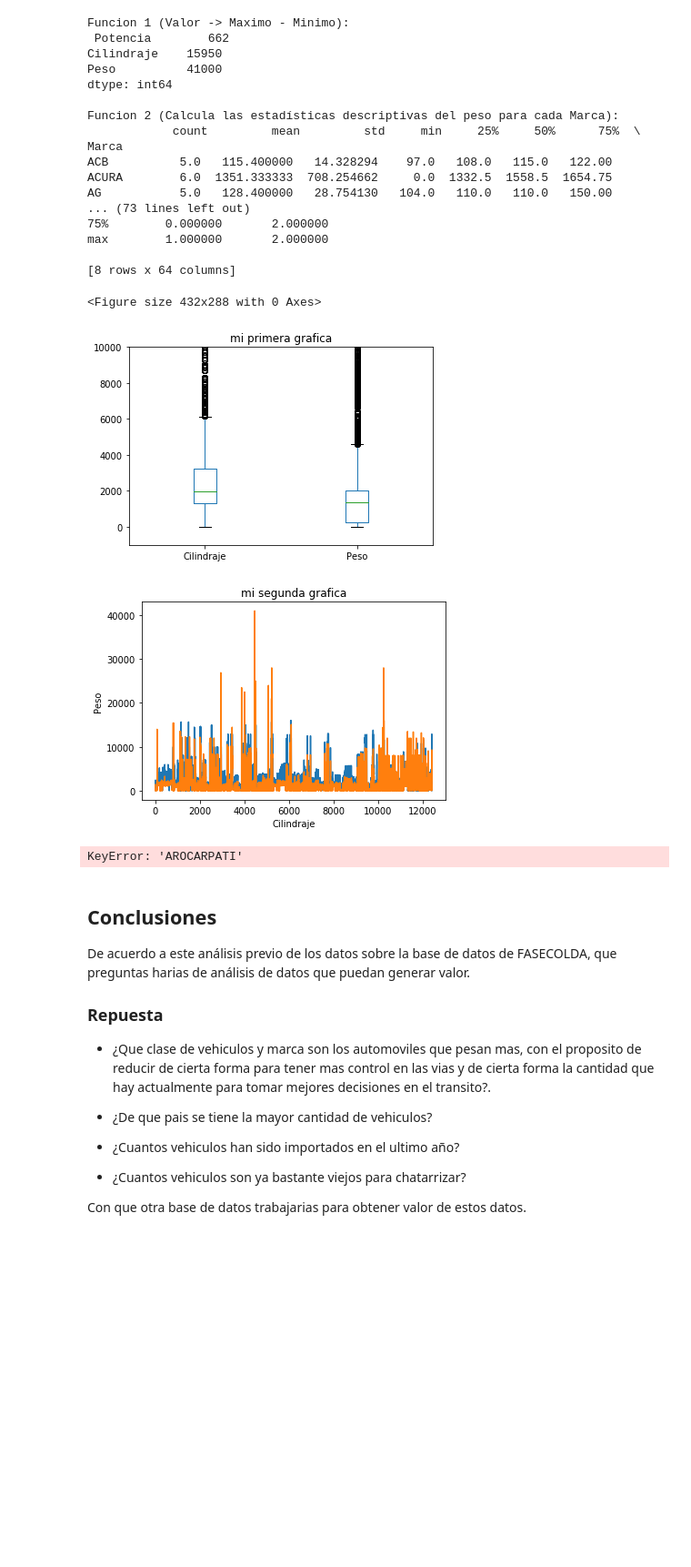
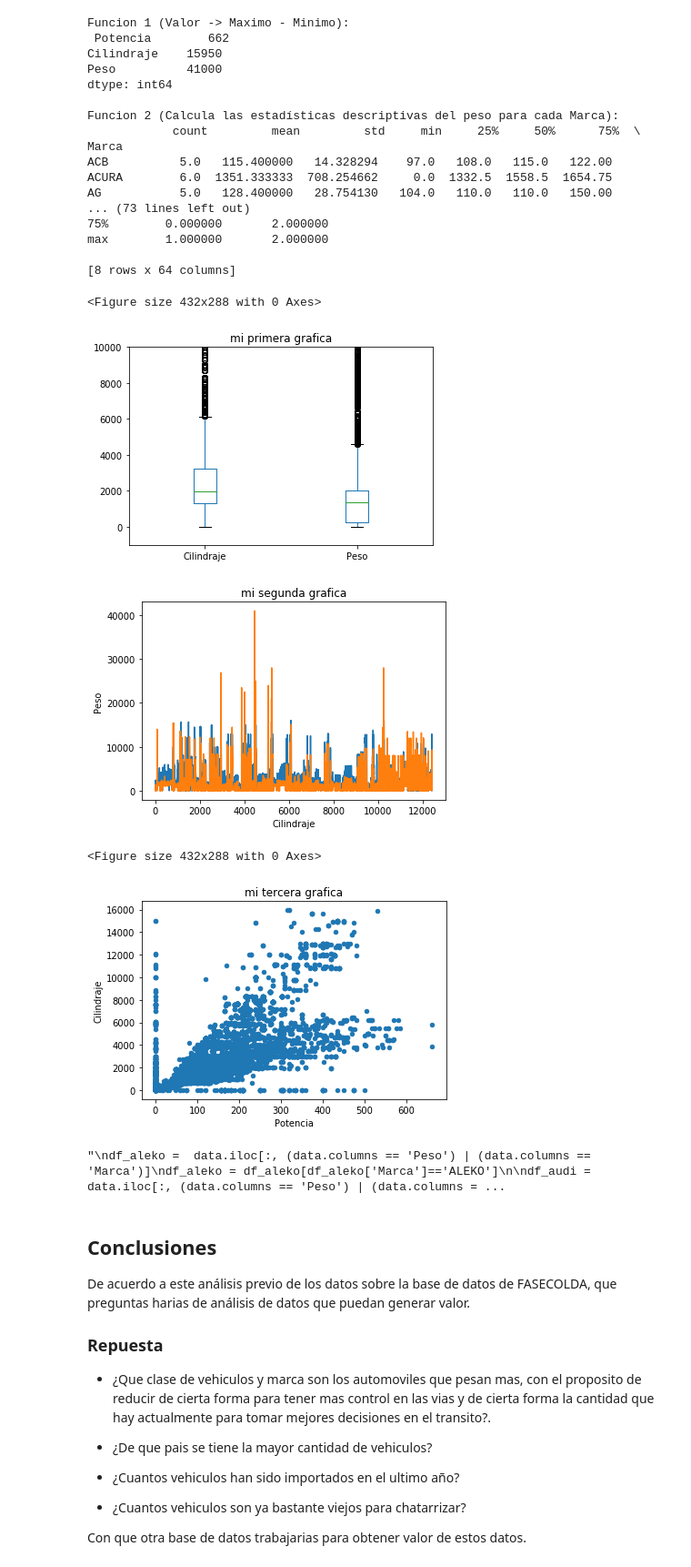
Before and after one commit to MAXICAPO1999/-HelloWorldClassSabado, a Jupyter notebook: Clase_1_blank_2020.ipynb, the cells around one changed output. Shown at 91% size. Saved outputs shown, nothing was run; the diff lists cells and outputs as text; code cells hidden in the pictures; blank space fills up the shorter version.

Commit message:
Modificacion Tercera Tabla

```diff
--- a/Clase_1_blank_2020.ipynb
+++ b/Clase_1_blank_2020.ipynb
@@ -788,12 +788,20 @@ data[['Cilindraje','Peso']].plot(kind = 'box',ylim=(-1000,10000))
 plt.title('mi primera grafica')
 plt.show()
 
-plt.plot(data[['Cilindraje','Peso']])
+plt.plot(data[['Potencia','Peso']])
 plt.title('mi segunda grafica')
 plt.xlabel('Cilindraje')
 plt.ylabel('Peso')
 plt.show()
 
+
+plt.figure()
+data[['Potencia','Cilindraje']].plot(kind = 'scatter',x='Potencia',
+                      y='Cilindraje')
+plt.title('mi tercera grafica')
+plt.show()
+
+'''
 df_aleko =  data.iloc[:, (data.columns == 'Peso') | (data.columns == 'Marca')]
 df_aleko = df_aleko[df_aleko['Marca']=='ALEKO']
 
@@ -802,34 +810,37 @@ df_audi = df_audi[df_audi['Marca']=='AUDI']
 
 df_arocarpati =  data.iloc[:, (data.columns == 'Peso') | (data.columns == 'Marca')]
 df_arocarpati = df_arocarpati[df_arocarpati['AROCARPATI']=='AUDI']
 
 df_auteco =  data.iloc[:, (data.columns == 'Peso') | (data.columns == 'Marca')]
 df_auteco = df_auteco[df_auteco['Marca']=='AUTECO']
 
 fig = plt.figure()
 ax = fig.add_subplot(111, projection='3d')
 plt.plot(data['Codigo'],df_aleko['Peso'],'g',label='ALEKO', linewidth=5)
 plt.plot(data['Codigo'],df_audi['Peso'],'c',label='AUDI',linewidth=5)
 plt.plot(data['Codigo'],df_arocarpati['Peso'],'k',label='AROCARPATI',linewidth=5)
 plt.plot(data['Codigo'],df_auteco['Peso'],'y',label='AUTECO',linewidth=5)
 plt.title('bike details in line plot')
 plt.ylabel('Distance in kms')
 plt.xlabel('Days')
 plt.legend()
 
 
 
 
 
 plt.figure()
 data[['Cilindraje','Peso']].plot(kind = 'box',ylim=(-1000,10000))
 plt.title('mi cuarta grafica')
 plt.show()
+'''
 # %% [output]
 <Figure size 432x288 with 0 Axes>
 [figure]
 [figure]
-KeyError: 'AROCARPATI'
+<Figure size 432x288 with 0 Axes>
+[figure, added]
+"\ndf_aleko =  data.iloc[:, (data.columns == 'Peso') | (data.columns == 'Marca')]\ndf_aleko = df_aleko[df_aleko['Marca']=='ALEKO']\n\ndf_audi =  data.iloc[:, (data.columns == 'Peso') | (data.columns = ...
 # %% [markdown]
 ## Conclusiones
 
```
